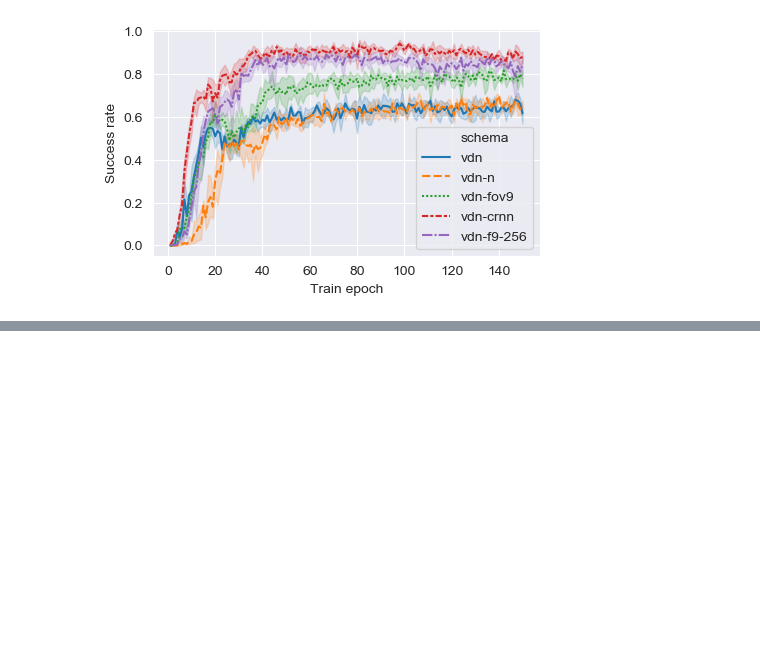
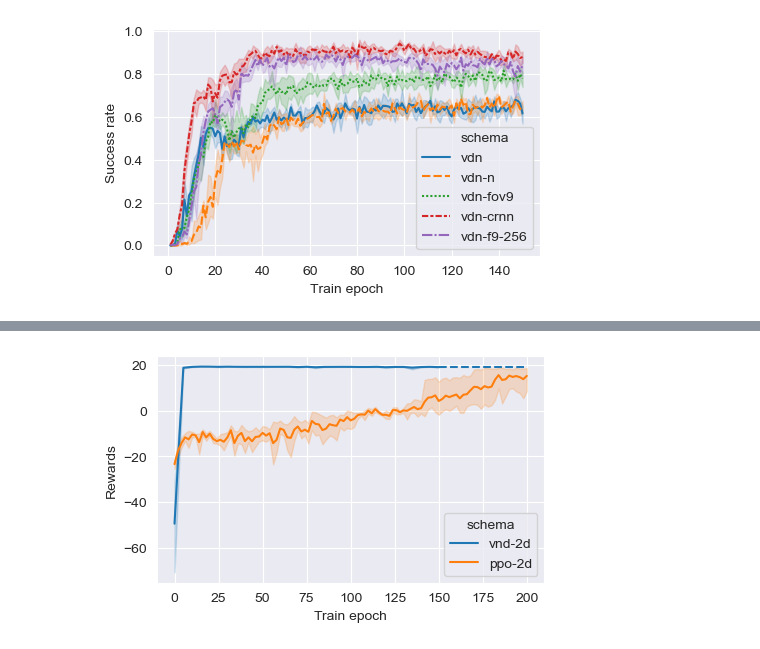
Before and after one commit to Polaris-Yang/MARL-DMFB, a Jupyter notebook: drawRes-dmfb/DrawRes.ipynb, the cells around one changed output, grey strips where cells are left out. Saved outputs shown, nothing was run; the diff lists cells and outputs as text; code cells hidden in the pictures; blank space fills up the shorter version.

```diff
--- a/drawRes-dmfb/DrawRes.ipynb
+++ b/drawRes-dmfb/DrawRes.ipynb
@@ -112,0 +118,6 @@ c = pd.concat([a,b],axis=0)
+# %%
+fig,ax1 = plt.subplots(dpi=100,figsize=(5,3))
+ax1 = sns.lineplot(x='Train epoch',y='Rewards',hue='schema',data=c)
+ax1 = plt.plot(x,y_r,linestyle = '--',color=(0.12156862745098039, 0.4666666666666667, 0.7058823529411765))
+# %% [output]
+[figure, added]
```
Also changed, not shown: parts of 23 cells of this notebook, 20 other files.
